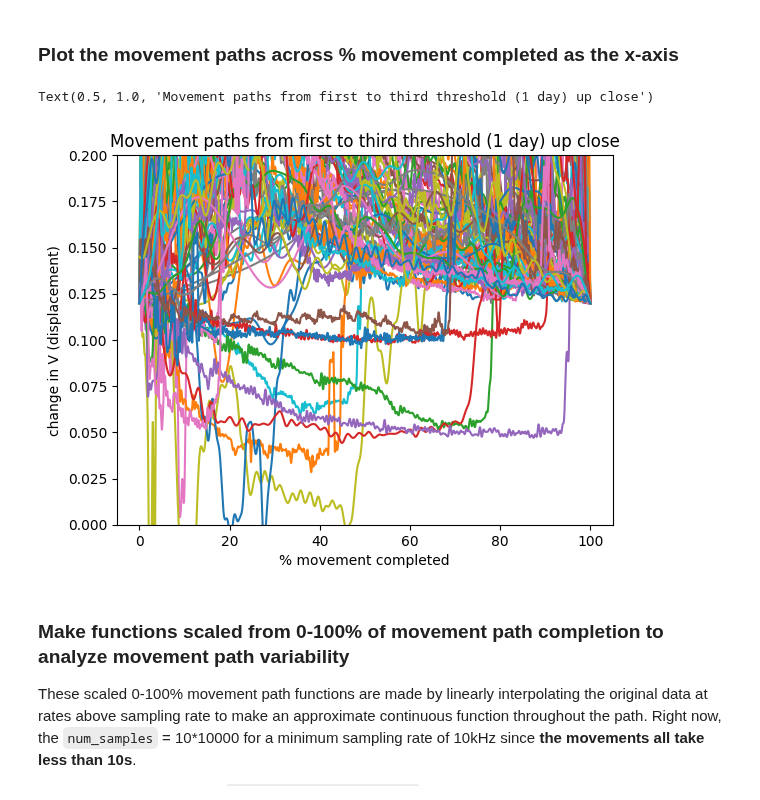
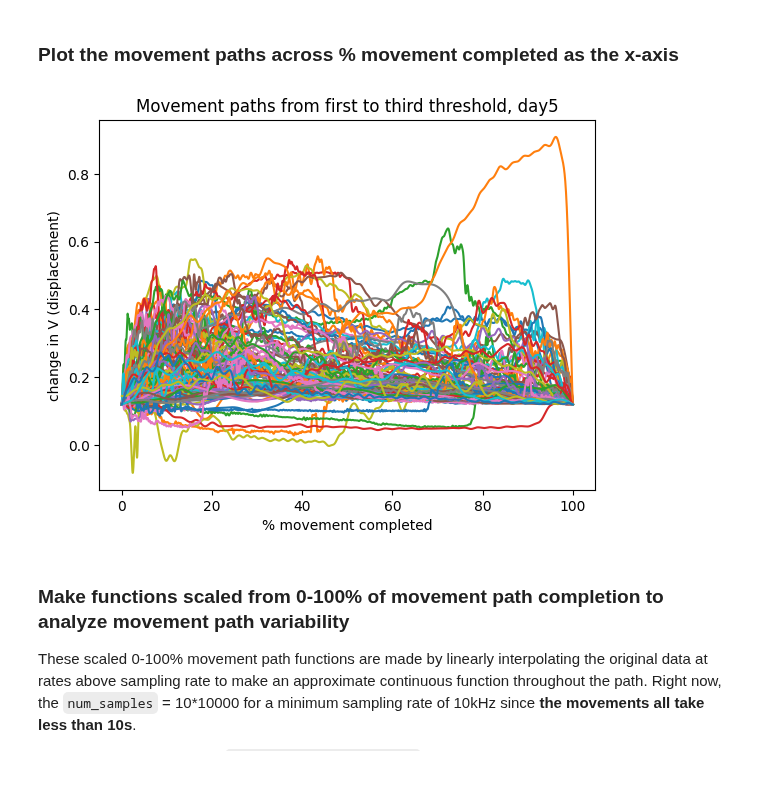
Before and after one commit to paulazoo/behavior, a Jupyter notebook: analysis/analysis2_var_p.ipynb, the cells around one changed output. Drawn from its saved outputs; the diff is of its cells as text; code cells hidden in the pictures.

```diff
--- a/analysis/analysis2_var_p.ipynb
+++ b/analysis/analysis2_var_p.ipynb
@@ -44,7 +43,7 @@ mat_file = glob.glob(folder_name+'ToneDisc_*d'+str(day)+'.mat')[0]
 # %% [markdown]
 ### extract one day's data from corresponding .mat file
 # %%
-mat_dict = io.loadmat(mat_file)
+mat_dict = io.loadmat(tone_discriminiation_mat_file)
 
 data = mat_dict['data'][0][0]
 params = data[0][0][0]
@@ -59,8 +61,6 @@ respMTX = response[2]
 
 MVT0 = respMTX[0, 4] * -1
 print("MVT0 for all trials should be the same: ", MVT0)
-num_trials = respMTX.shape[0]
-print("num trials: ", num_trials)
 mvt_threshold = params[7][0][0][0][0][0] /0.0049 *5 /1023 # uhhh VBP's conversion rate is not exact
 print("mvt threshold: ", mvt_threshold, "+ MVT0 = ", MVT0 + mvt_threshold)
 nomvt_threshold = params[7][0][0][1][0][0] /0.0049 *5 /1023
@@ -73,17 +72,17 @@ nomvt threshold:  0.11969597223053444 + MVT0 =  2.7892649722305336
 # %%
 # Parameters for extracting movements:
 first_threshold = MVT0 + nomvt_threshold
-second_threshold = MVT0 + mvt_threshold
+second_threshold = MVT0 + mvt_threshold - 0.02
 third_threshold = MVT0 + nomvt_threshold
 
 rewarded_trials = 0
 movements = []
 rejected_reward_movements = []
-for trial_i in range(0, num_trials):
+for trial_i in range(trial_i_to_start, num_trials):
 
     # Read the binary file created by the C++ program which is saved as double
-    trial_frequencies = np.fromfile(lever_data_folder+"trial_frequencies.bin", dtype=np.double)
-    lever_data = np.fromfile(lever_data_folder+"processed_trial"+str(trial_i)+".bin", dtype=np.double)
+    trial_frequencies = np.fromfile(analysis0_folder+"trial_frequencies.bin", dtype=np.double)
+    lever_data = np.fromfile(analysis0_folder+"processed_trial"+str(trial_i)+".bin", dtype=np.double)
     num_samples = lever_data.shape[0]
     fs = trial_frequencies[trial_i]
     trial_start_time = respMTX[trial_i, 0]
@@ -143,9 +142,16 @@ for trial_i in range(0, num_trials):
 
             # if both first threshold and second threshold are met, add to movements
             if (first_threshold_lever_i != 0) and (second_threshold_lever_i !=0) and (third_threshold_lever_i !=0):
+                # add the movement itself
                 movement_lever_ts = lever_ts[first_threshold_lever_i:third_threshold_lever_i]
                 movement_lever_data = lever_data[first_threshold_lever_i:third_threshold_lever_i]
-                movements.append([trial_i, movement_lever_ts, movement_lever_data])
+
+                # add its corresponding beforebuffer_movement
+                beforebuffer_movement_lever_ts = lever_ts[first_threshold_lever_i-300:third_threshold_lever_i+300]
+                beforebuffer_movement_lever_data = lever_data[first_threshold_lever_i-300:third_threshold_lever_i+300]
+
+                # add them to `movements`
+                movements.append([trial_i, movement_lever_ts, movement_lever_data, beforebuffer_movement_lever_ts, beforebuffer_movement_lever_data])
             else:
                 not_met = ""
                 if (first_threshold_lever_i == 0):
@@ -213,35 +219,29 @@ plt.show()
 # %%
 for movement in movements:
     trial_i = movement[0]
+
     movement_data = np.array([movement[1] - movement[1][0], \
                               movement[2] - MVT0])
+    beforebuffer_movement_data = np.array([movement[3] - movement[3][0], \
+                              movement[4] - MVT0])
+
     np.save(output_folder+"movement_trial"+str(trial_i), movement_data)
+    np.save(output_folder+"beforebuffer_movement_trial"+str(trial_i), beforebuffer_movement_data)
 # %% [markdown]
 ### Plot the movement paths across % movement completed as the x-axis
 # %%
 for movement in movements:
     # also check by plotting all of the movements
     plt.plot(\
         (movement[1] - movement[1][0]) *100 /(movement[1][-1] - movement[1][0]),\
         movement[2] - MVT0\
         )
 plt.xlabel("% movement completed")
 plt.ylabel("change in V (displacement)")
-plt.title("Movement paths from first to third threshold (1 day)")
-
-for movement in movements:
-    # also check by plotting all of the movements
-    plt.plot(\
-        (movement[1] - movement[1][0]) *100 /(movement[1][-1] - movement[1][0]),\
-        movement[2]\
-        )
-plt.xlabel("% movement completed")
-plt.ylabel("change in V (displacement)")
-plt.ylim([0, 0.2])
-plt.title("Movement paths from first to third threshold (1 day) up close")
+plt.title("Movement paths from first to third threshold, day"+str(day))
+plt.show()
 # %% [output]
-Text(0.5, 1.0, 'Movement paths from first to third threshold (1 day) up close')
-[figure, old version]
+[figure, new version]
 # %% [markdown]
 ### Make functions scaled from 0-100% of movement path completion to analyze movement path variability
 These scaled 0-100% movement path functions are made by linearly interpolating the original data at rates above sampling rate to make an approximate continuous function throughout the path. Right now, the `num_samples` = 10*10000 for a minimum sampling rate of 10kHz since __the movements all take less than 10s__.
```
Also changed, not shown: parts of 14 cells of this notebook, 20 other files.
